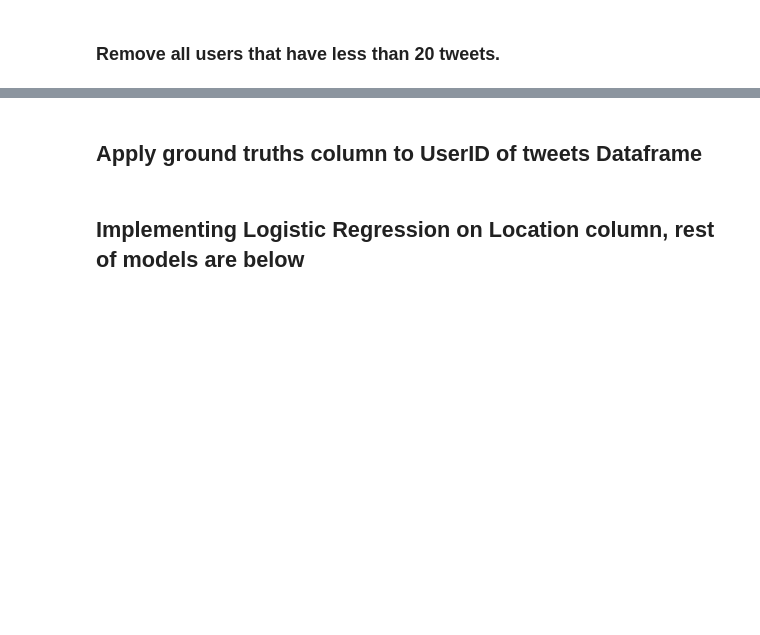
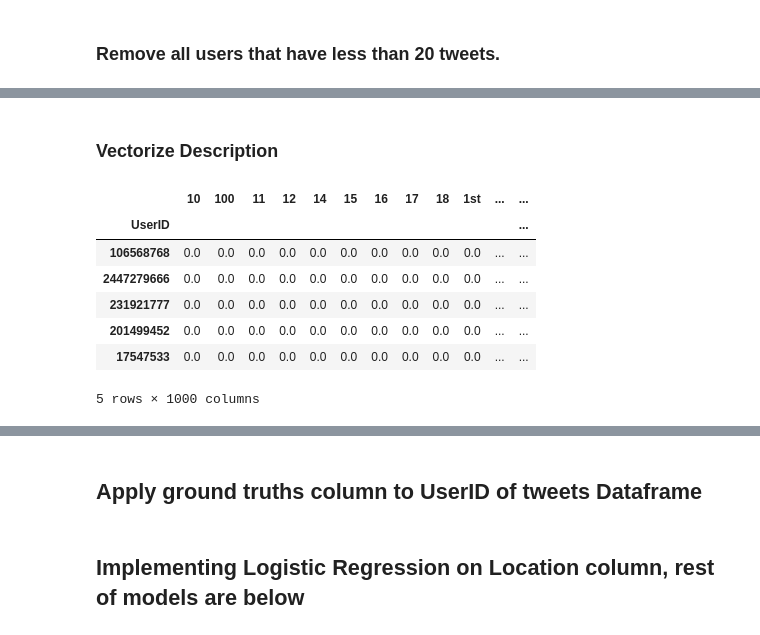
Before and after one commit to alecluna/CSC177A1, a Jupyter notebook: Project3_Classification.ipynb, the cells around one changed output, grey strips where cells are left out. Cells and saved outputs as stored; diff of their text form; code cells hidden in the pictures; blank space fills up the shorter version.

```diff
--- a/Project3_Classification.ipynb
+++ b/Project3_Classification.ipynb
@@ -39,7 +45,7 @@ tweets['HashMentions'] = tweets.Text.str.findall('(@\w+)|(#\w+)').apply(keepHash
 ### Remove all users that have less than 20 tweets. ###
 # %%
 #1.2 keep tweets where UID appears 20+ times
-tweets = tweets.groupby("UserID").filter(lambda x: len(x) >= 20)
+tweets = tweets.groupby("UserID").filter(lambda x: len(x) >= 30)
 # %%
 %%timeit
 # Generate a list of mention/hashes that have a frequency of 20+ #
@@ -97,12 +134,23 @@ df_text.head()
+# %% [markdown]
+### Vectorize Description ###
 # %%
-vectorizerDescription = sk_text.TfidfVectorizer(max_features = 3000,
+vectorizerDescription = sk_text.TfidfVectorizer(max_features = 1000,
                              #min_df=100,
                              #max_df=.8,
                              stop_words = ['UserID']
                             )
 tweets = tweets[tweets['Description'].notnull()]
 
 matrixDescription = vectorizerDescription.fit_transform(tweets.Description.values)
 tdidfDescription = matrixDescription.toarray()
 df_text_Description = pd.DataFrame(matrixDescription.todense(), index=tweets.UserID, columns=vectorizerDescription.get_feature_names())
 df_text_Description.head()
+# %% [output]
+|  | 10 | 100 | 11 | 12 | 14 | 15 | 16 | 17 | 18 | 1st | ... | ... |
+| UserID |  |  |  |  |  |  |  |  |  |  |  | ... |
+| 106568768 | 0.0 | 0.0 | 0.0 | 0.0 | 0.0 | 0.0 | 0.0 | 0.0 | 0.0 | 0.0 | ... | ... |
+| 2447279666 | 0.0 | 0.0 | 0.0 | 0.0 | 0.0 | 0.0 | 0.0 | 0.0 | 0.0 | 0.0 | ... | ... |
+| 231921777 | 0.0 | 0.0 | 0.0 | 0.0 | 0.0 | 0.0 | 0.0 | 0.0 | 0.0 | 0.0 | ... | ... |
+| 201499452 | 0.0 | 0.0 | 0.0 | 0.0 | 0.0 | 0.0 | 0.0 | 0.0 | 0.0 | 0.0 | ... | ... |
+| 17547533 | 0.0 | 0.0 | 0.0 | 0.0 | 0.0 | 0.0 | 0.0 | 0.0 | 0.0 | 0.0 | ... | ... |
+5 rows × 1000 columns
```
Also changed, not shown: parts of 16 cells of this notebook.
